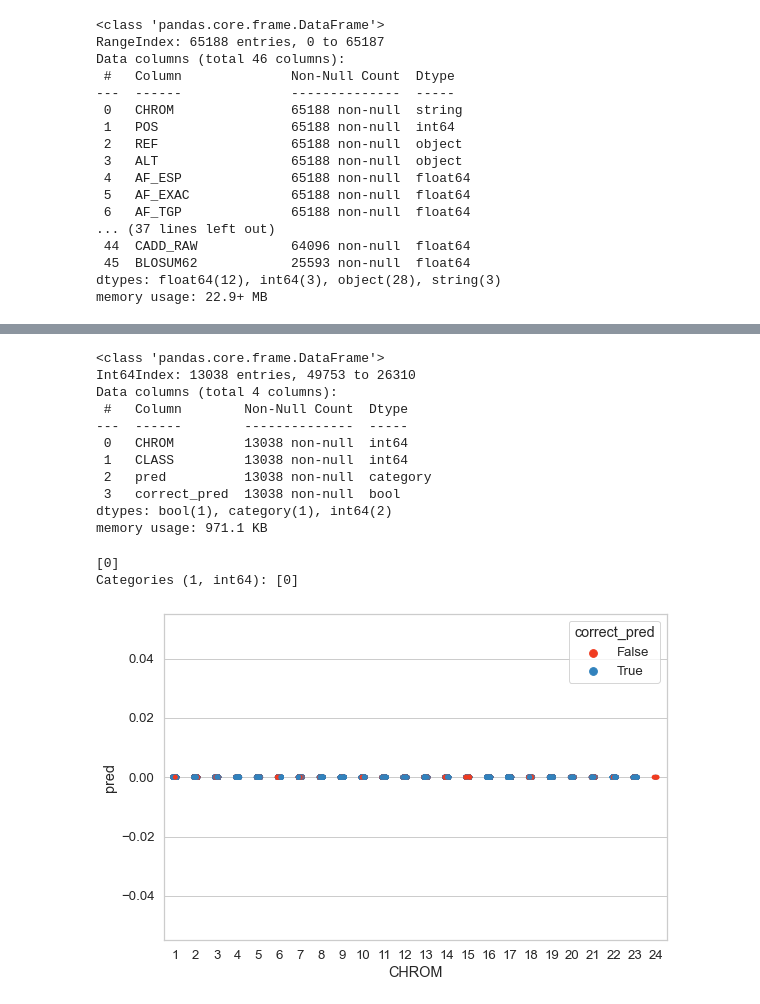
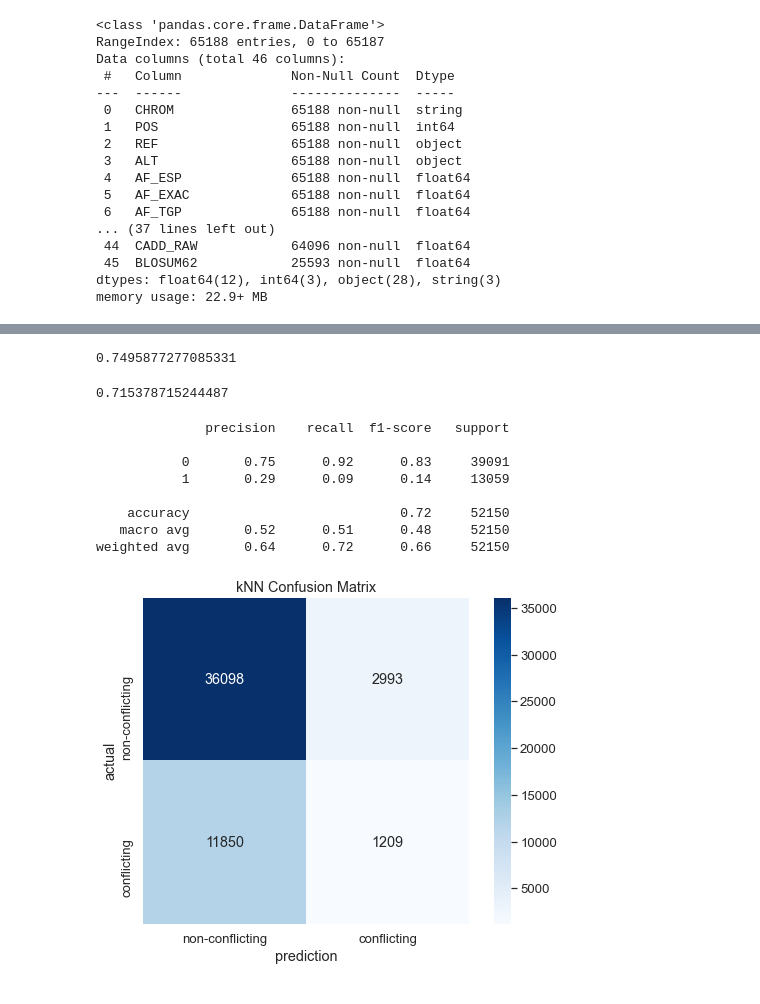
Before and after one commit to nkinnaird/GeneticVariantClassification, a Jupyter notebook: code/initialEDA.ipynb, the cells around one changed output, grey strips where cells are left out. Drawn from its saved outputs; the diff is of its cells as text; code cells hidden in the pictures.

```diff
--- a/code/initialEDA.ipynb
+++ b/code/initialEDA.ipynb
@@ -113 +167,6 @@ sns.kdeplot(df_train.loc[df_train['CLASS'] == 1, 'CHROM'], color='b')
+# %%
+# split out features and target for models
+
+x_train = df_train.drop('CLASS', axis=1)
+y_train = df_train['CLASS']
 # %%
@@ -131,26 +185,50 @@ df_eval['correct_pred'] = df_eval['pred'] == df_eval['CLASS']
 # %%
-df_eval.info()
-# df_eval.head(50)
-df_eval['pred'].unique()
+# df_eval.info()
+# # df_eval.head(50)
+# df_eval['pred'].unique()
-# %% [output]
-<class 'pandas.core.frame.DataFrame'>
-Int64Index: 13038 entries, 49753 to 26310
-Data columns (total 4 columns):
- #   Column        Non-Null Count  Dtype
----  ------        --------------  -----
- 0   CHROM         13038 non-null  int64
- 1   CLASS         13038 non-null  int64
- 2   pred          13038 non-null  category
- 3   correct_pred  13038 non-null  bool
-dtypes: bool(1), category(1), int64(2)
-memory usage: 971.1 KB
-[0]
-Categories (1, int64): [0]
 # %%
-sns.stripplot(data=df_eval,
-              x='CHROM',
-              y='pred',
-              hue='correct_pred',
-              palette={False: '#f03b20', True: '#3182bd'});
+# sns.stripplot(data=df_eval,
+#               x='CHROM',
+#               y='pred',
+#               hue='correct_pred',
+#               palette={False: '#f03b20', True: '#3182bd'});
-# %% [output]
-[figure, removed]
+# %%
+# check with dummy classifier
+dummy_clf = DummyClassifier(strategy="most_frequent")
+dummy_clf.fit(x_train, y_train)
+DummyClassifier(strategy='most_frequent')
+dummy_clf.predict(x_train)
+dummy_clf.score(x_train, y_train)
+# %% [output]
+0.7495877277085331
+# %%
+# try KNN with chrom still as numbers
+
+knn = KNeighborsClassifier(n_neighbors=5)
+knn.fit(x_train, y_train)
+y_pred = knn.predict(x_train)
+# %% [output]
+0.715378715244487
+# %%
+# print(metrics.accuracy_score(y_train, y_pred))
+print(metrics.classification_report(y_train, y_pred))
+
+conf_mat = metrics.confusion_matrix(y_train, y_pred)
+# sns.heatmap(conf_mat)
+sns.heatmap(conf_mat, cmap=plt.cm.Blues, annot=True, square=True, fmt='d',
+           xticklabels=['non-conflicting', 'conflicting'],
+           yticklabels=['non-conflicting', 'conflicting']);
+plt.xlabel('prediction')
+plt.ylabel('actual')
+# plt.yticks(ticks="array-like")
+plt.title("kNN Confusion Matrix");
+# %% [output]
+              precision    recall  f1-score   support
+
+           0       0.75      0.92      0.83     39091
+           1       0.29      0.09      0.14     13059
+
+    accuracy                           0.72     52150
+   macro avg       0.52      0.51      0.48     52150
+weighted avg       0.64      0.72      0.66     52150
+[figure, added]
```
Also changed, not shown: parts of 16 cells of this notebook.
